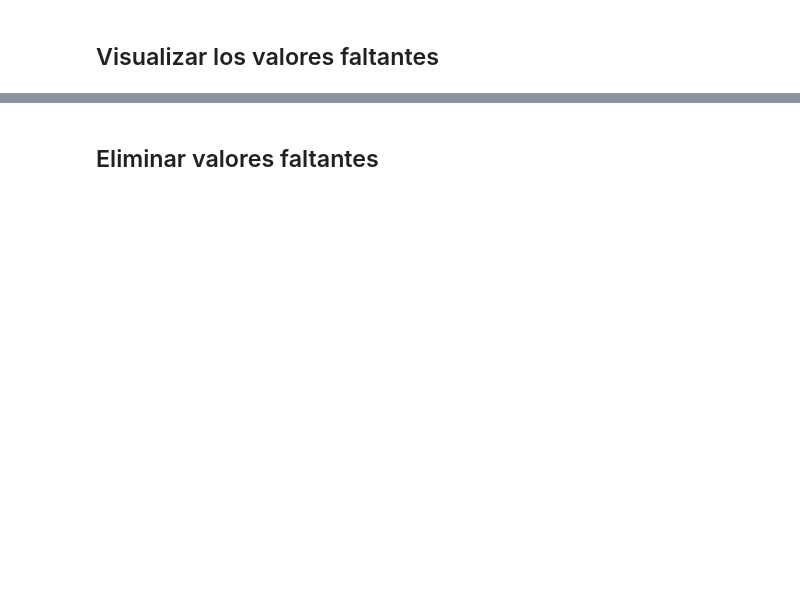
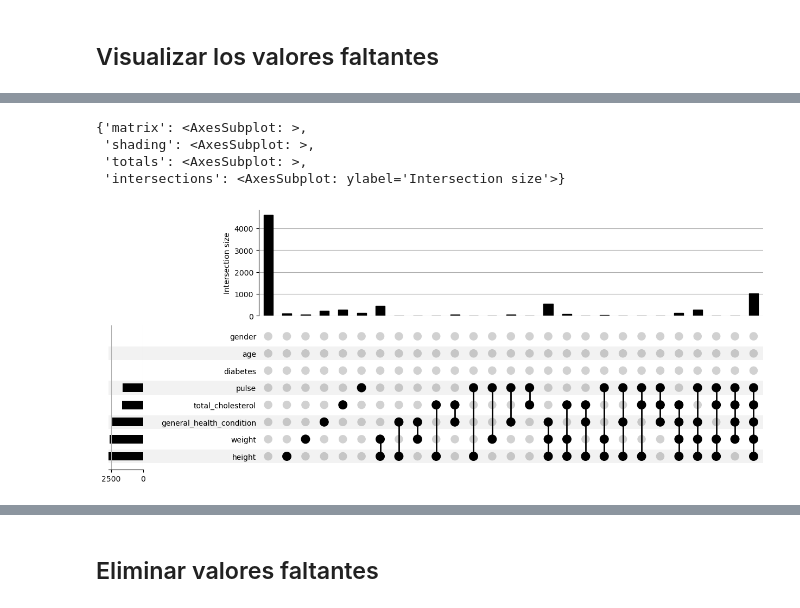
Before and after one commit to DiegoLerma/curso-imputacion-datos, a Jupyter notebook: notebooks/live-download-data-and-load-it.ipynb, the cells around one changed output, grey strips where cells are left out. Cells and saved outputs as stored; diff of their text form; code cells hidden in the pictures; blank space fills up the shorter version.

```diff
--- a/notebooks/live-download-data-and-load-it.ipynb
+++ b/notebooks/live-download-data-and-load-it.ipynb
@@ -100,0 +110,12 @@ nhanes_df
+# %%
+(
+    nhanes_df
+    .missing.sort_variables_by_missingness()
+    .missing.missing_upsetplot()
+)
+# %% [output]
+{'matrix': <AxesSubplot: >,
+ 'shading': <AxesSubplot: >,
+ 'totals': <AxesSubplot: >,
+ 'intersections': <AxesSubplot: ylabel='Intersection size'>}
+[figure, added]
```
Also changed, not shown: parts of 4 cells of this notebook.
